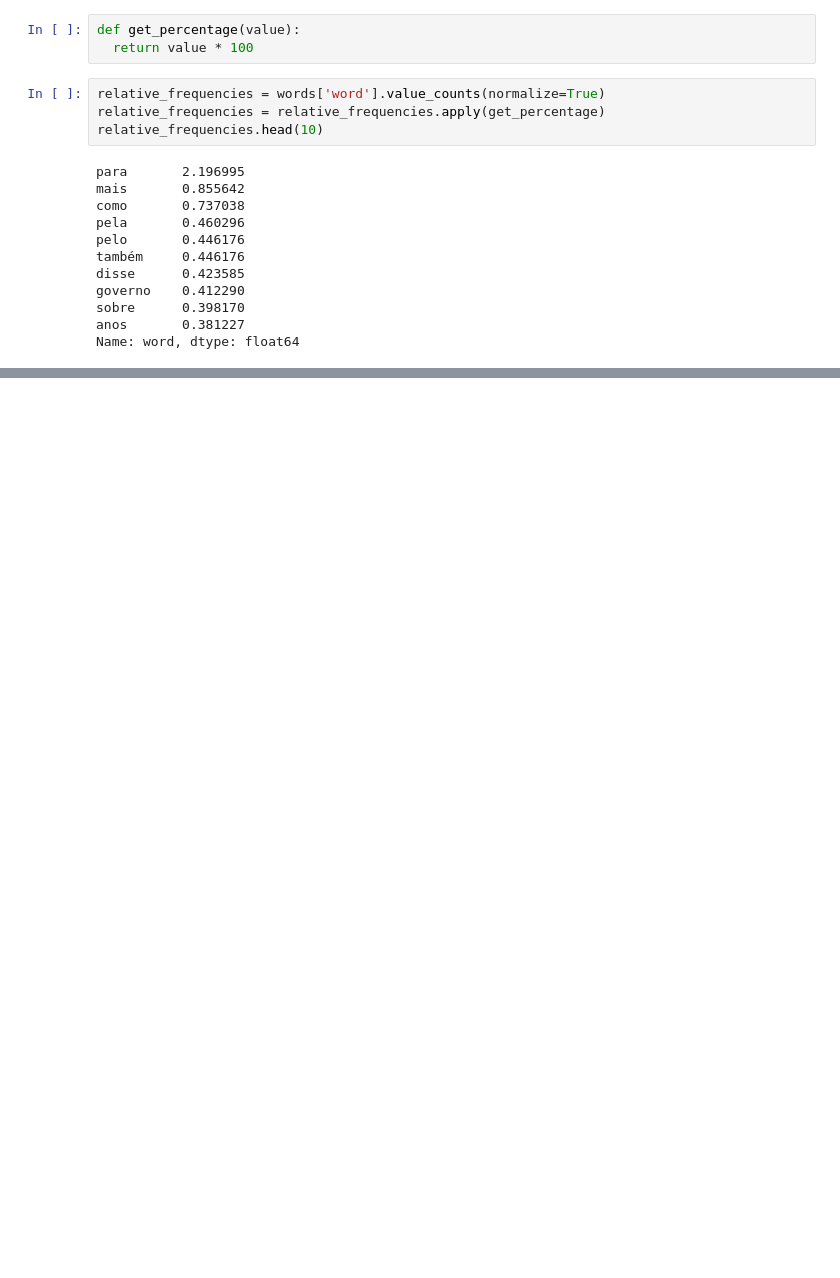
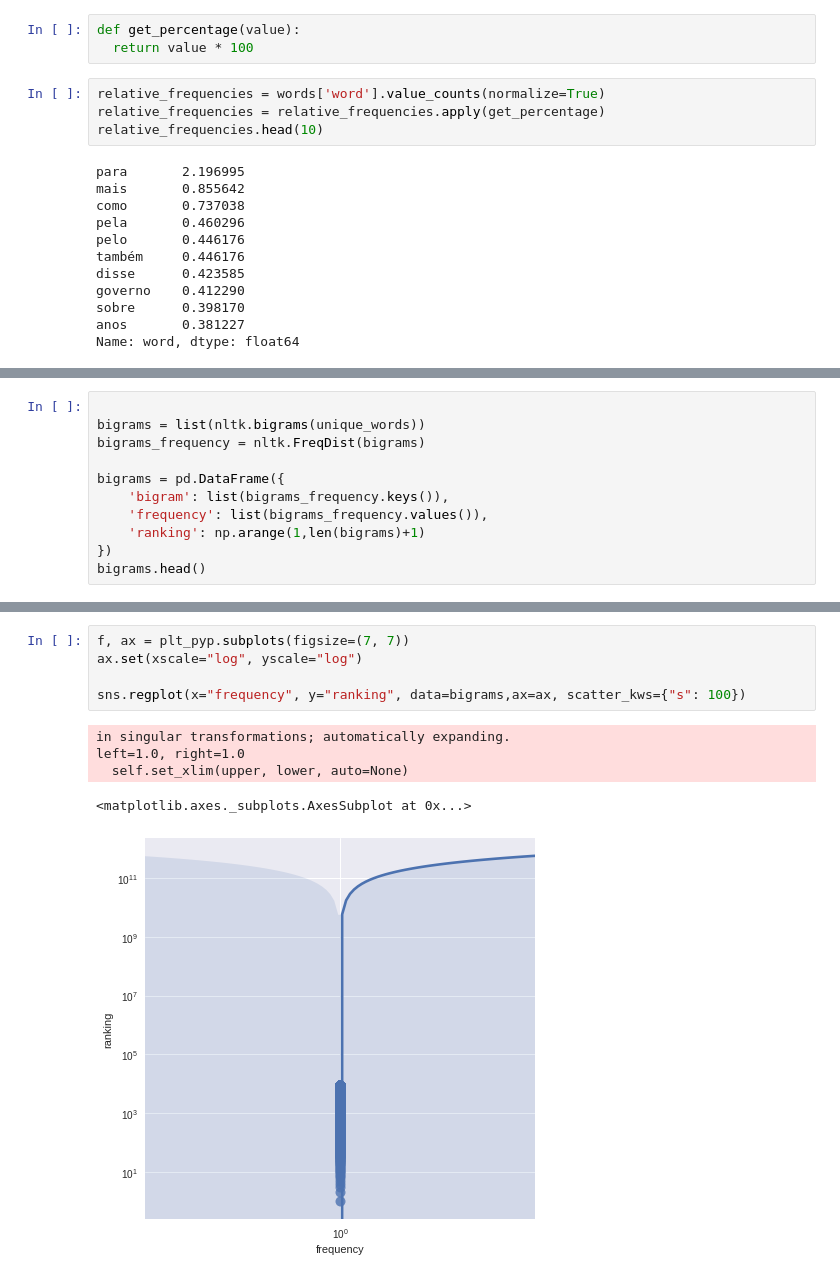
Before and after one commit to fanny/information-retrieval, a Jupyter notebook: lab2/text_processing.ipynb, the cells around one changed output, grey strips where cells are left out. Drawn from its saved outputs; the diff is of its cells as text; blank space fills up the shorter version.

```diff
--- a/lab2/text_processing.ipynb
+++ b/lab2/text_processing.ipynb
@@ -153,0 +170,11 @@ most_frequent_50_words.head(15)
+# %%
+
+bigrams = list(nltk.bigrams(unique_words))
+bigrams_frequency = nltk.FreqDist(bigrams)
+
+bigrams = pd.DataFrame({
+    'bigram': list(bigrams_frequency.keys()),
+    'frequency': list(bigrams_frequency.values()),
+    'ranking': np.arange(1,len(bigrams)+1)
+})
+bigrams.head()
@@ -153,0 +188,11 @@ most_frequent_50_words.head(15)
+# %%
+f, ax = plt_pyp.subplots(figsize=(7, 7))
+ax.set(xscale="log", yscale="log")
+
+sns.regplot(x="frequency", y="ranking", data=bigrams,ax=ax, scatter_kws={"s": 100})
+# %% [output]
+in singular transformations; automatically expanding.
+left=1.0, right=1.0
+  self.set_xlim(upper, lower, auto=None)
+<matplotlib.axes._subplots.AxesSubplot at 0x...>
+[figure, added]
```
Also changed, not shown: parts of 15 cells of this notebook.
